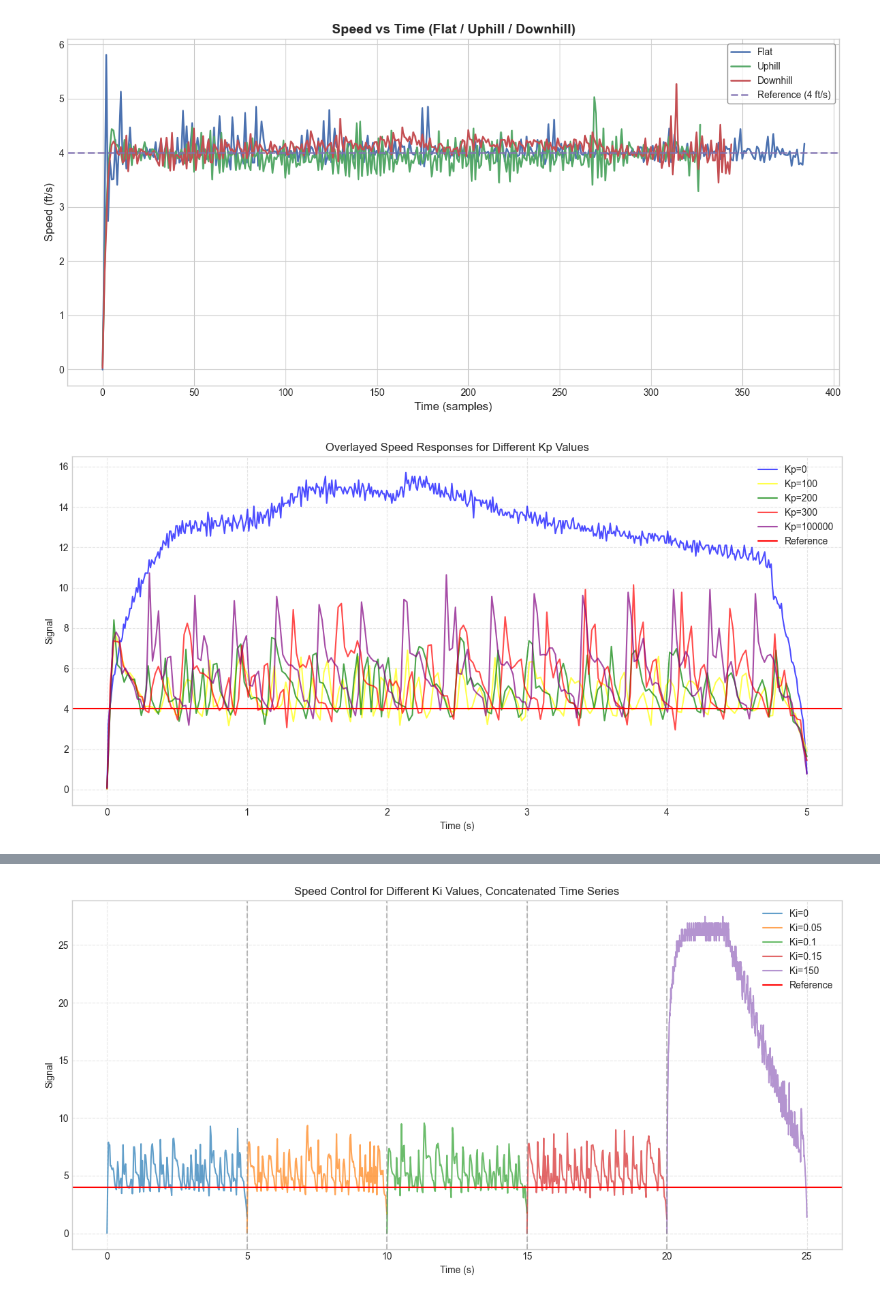
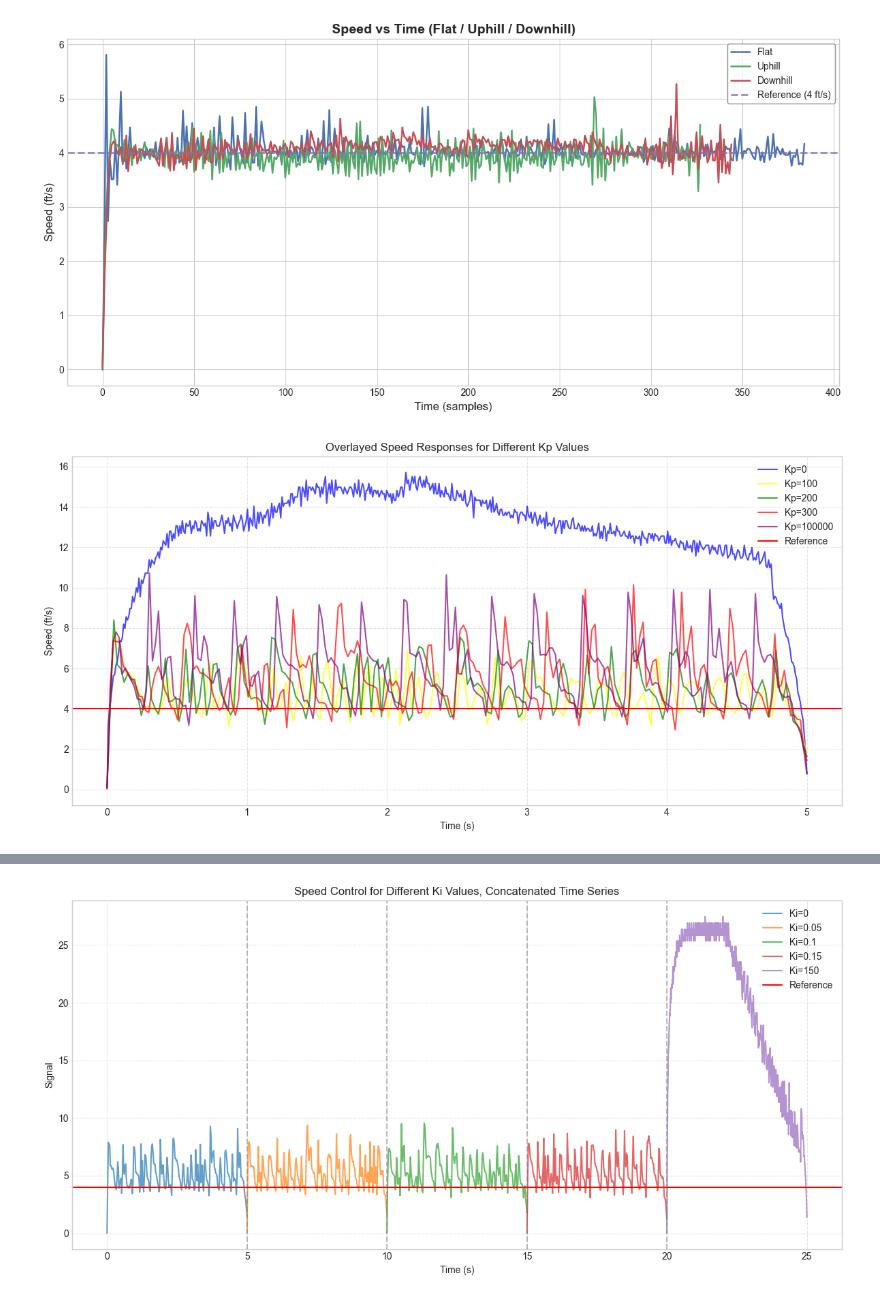
Before and after one commit to dividurga/carlab_2025, a Jupyter notebook: plotter_speed_data.ipynb, the cells around one changed output, grey strips where cells are left out. Cells and saved outputs as stored; diff of their text form; code cells hidden in the pictures.

```diff
--- a/plotter_speed_data.ipynb
+++ b/plotter_speed_data.ipynb
@@ -128,35 +128,35 @@ duration = 5
 ref_value = 4.0
 
 # Initialize time offset for plotting files consecutively
 time_offset = 0
 
 plt.figure(figsize=(12, 6))
 
 colors = ['blue', 'yellow', 'green', 'red', "purple"]
 
 for i, f in enumerate(files):
     # Load data
     data = np.loadtxt(f)
     n_samples = len(data)
 
     # Normalize time axis
     t = np.linspace(0, duration, n_samples)
 
     # Plot the data
     plt.plot(t, data, alpha=0.7, color=colors[i], label=f"Kp={kp_values[i]}")
 
 # Plot reference line
 plt.axhline(ref_value, color='red', linestyle='-', linewidth=1.5, label='Reference')
 
 plt.xlabel("Time (s)")
-plt.ylabel("Signal")
+plt.ylabel("Speed (ft/s)")
 plt.title("Overlayed Speed Responses for Different Kp Values")
 plt.grid(True, linestyle='--', alpha=0.5)
 plt.legend()
 plt.tight_layout()
 plt.show()
 # %% [output]
-[figure, old version]
+[figure, new version]
 # %%
 
 
```
Also changed, not shown: parts of 2 cells of this notebook.
